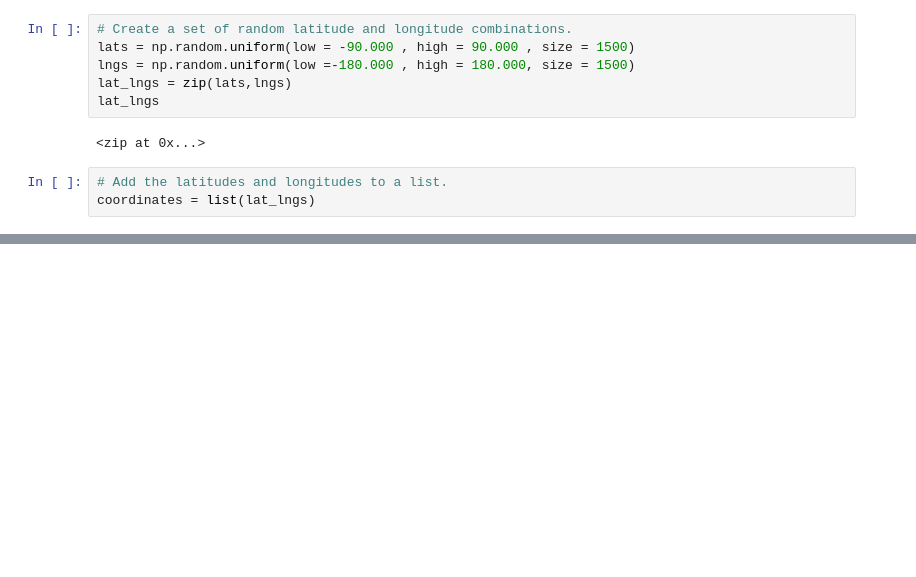
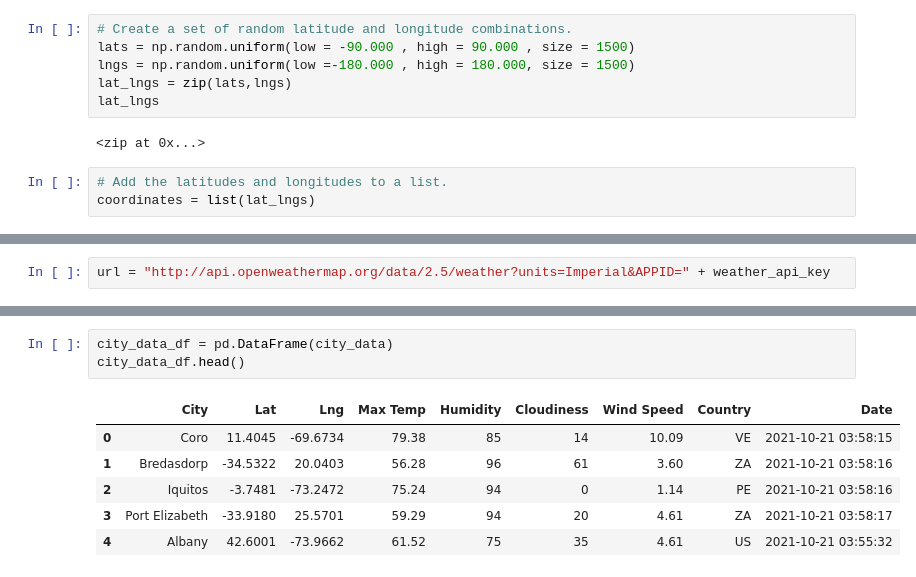
Before and after one commit to Joshualite/World_Weather_Analysis, a Jupyter notebook: WeatherPy.ipynb, the cells around one changed output, grey strips where cells are left out. Saved outputs shown, nothing was run; the diff lists cells and outputs as text; blank space fills up the shorter version.

Commit message:
Modifying .gitignore  and adding weatherpy file

```diff
--- a/WeatherPy.ipynb
+++ b/WeatherPy.ipynb
@@ -30,0 +33,2 @@ len(cities)
+# %%
+url = "http://api.openweathermap.org/data/2.5/weather?units=Imperial&APPID=" + weather_api_key
@@ -30,0 +113,10 @@ len(cities)
+# %%
+city_data_df = pd.DataFrame(city_data)
+city_data_df.head()
+# %% [output]
+|  | City | Lat | Lng | Max Temp | Humidity | Cloudiness | Wind Speed | Country | Date |
+| 0 | Coro | 11.4045 | -69.6734 | 79.38 | 85 | 14 | 10.09 | VE | 2021-10-21 03:58:15 |
+| 1 | Bredasdorp | -34.5322 | 20.0403 | 56.28 | 96 | 61 | 3.60 | ZA | 2021-10-21 03:58:16 |
+| 2 | Iquitos | -3.7481 | -73.2472 | 75.24 | 94 | 0 | 1.14 | PE | 2021-10-21 03:58:16 |
+| 3 | Port Elizabeth | -33.9180 | 25.5701 | 59.29 | 94 | 20 | 4.61 | ZA | 2021-10-21 03:58:17 |
+| 4 | Albany | 42.6001 | -73.9662 | 61.52 | 75 | 35 | 4.61 | US | 2021-10-21 03:55:32 |
```
Also changed, not shown: parts of 6 cells of this notebook, 3 other files.
